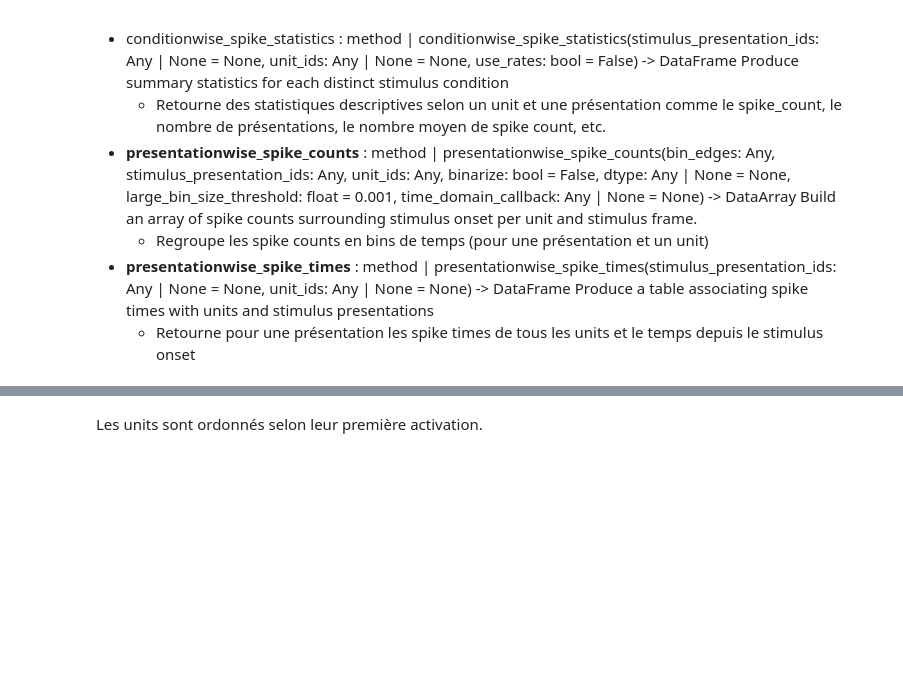
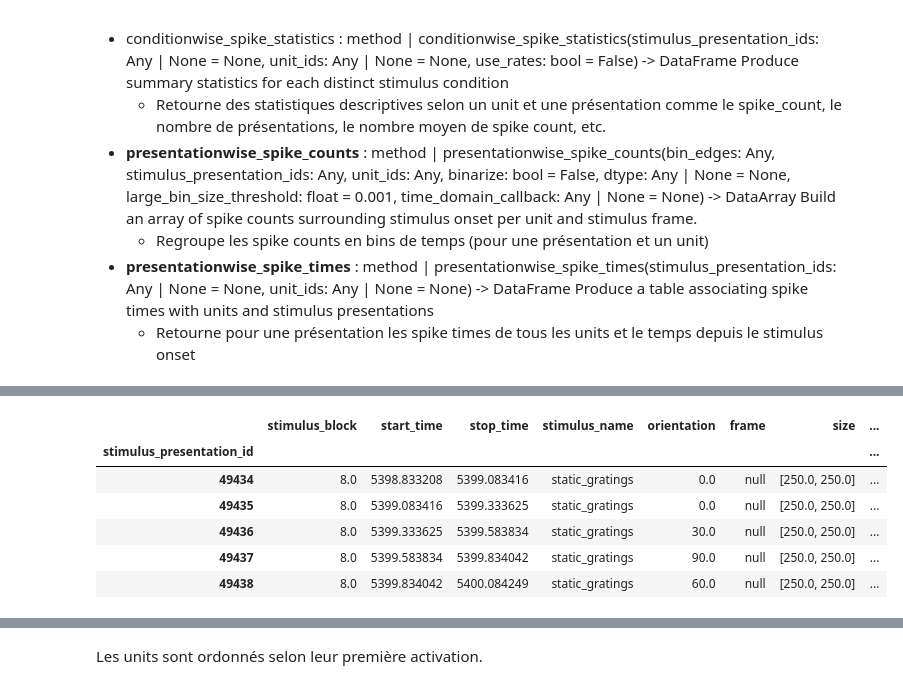
Before and after one commit to PhilSchoeb/ift-6168-project, a Jupyter notebook: data/ecephys/explore_data.ipynb, the cells around one changed output, grey strips where cells are left out. Saved outputs shown, nothing was run; the diff lists cells and outputs as text; code cells hidden in the pictures; blank space fills up the shorter version.

```diff
--- a/data/ecephys/explore_data.ipynb
+++ b/data/ecephys/explore_data.ipynb
@@ -117,0 +122,11 @@ stimulus_info = {
+# %%
+static_gratings = stimulus.query("stimulus_name=='static_gratings'").copy()
+static_gratings.head(5)
+# %% [output]
+|  | stimulus_block | start_time | stop_time | stimulus_name | orientation | frame | size | ... |
+| stimulus_presentation_id |  |  |  |  |  |  |  | ... |
+| 49434 | 8.0 | 5398.833208 | 5399.083416 | static_gratings | 0.0 | null | [250.0, 250.0] | ... |
+| 49435 | 8.0 | 5399.083416 | 5399.333625 | static_gratings | 0.0 | null | [250.0, 250.0] | ... |
+| 49436 | 8.0 | 5399.333625 | 5399.583834 | static_gratings | 30.0 | null | [250.0, 250.0] | ... |
+| 49437 | 8.0 | 5399.583834 | 5399.834042 | static_gratings | 90.0 | null | [250.0, 250.0] | ... |
+| 49438 | 8.0 | 5399.834042 | 5400.084249 | static_gratings | 60.0 | null | [250.0, 250.0] | ... |
```
Also changed, not shown: parts of 19 cells of this notebook, 2 other files.
